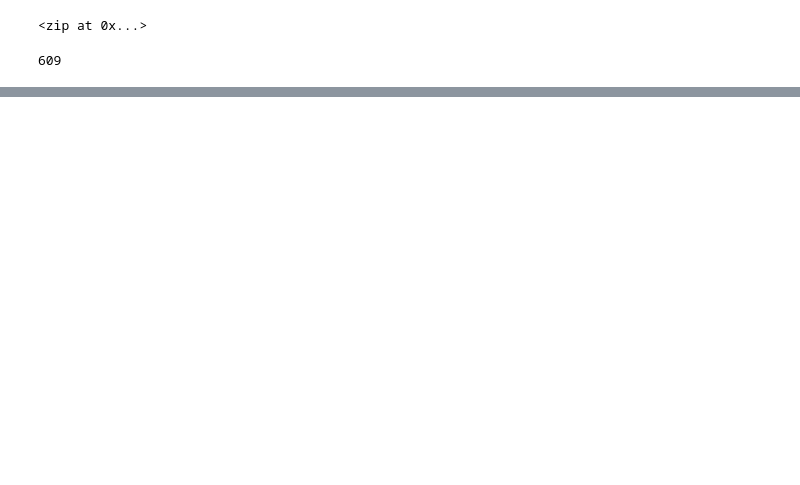
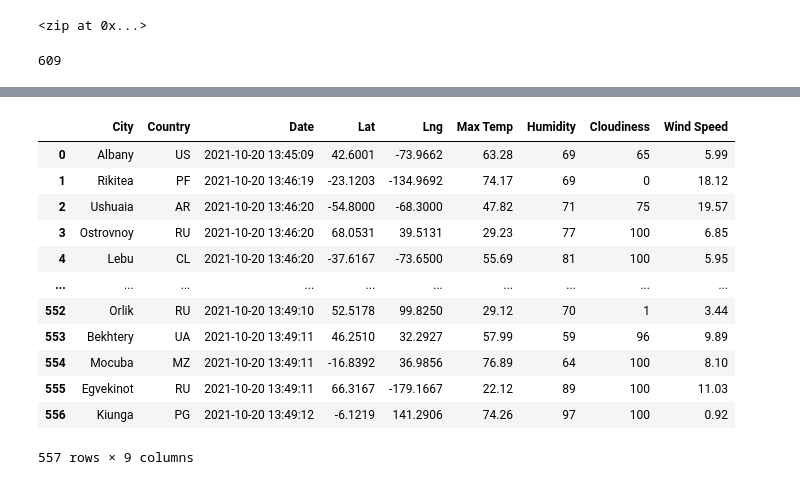
Before and after one commit to dwest85/World_Weather_Analysis, a Jupyter notebook: WeatherPy.ipynb, the cells around one changed output, grey strips where cells are left out. Drawn from its saved outputs; the diff is of its cells as text; code cells hidden in the pictures; blank space fills up the shorter version.

```diff
--- a/WeatherPy.ipynb
+++ b/WeatherPy.ipynb
@@ -7,3 +10,6 @@ from citipy import citipy
+# %%
+# Starting URL for Weather Map API Call.
+url = "http://api.openweathermap.org/data/2.5/weather?units=Imperial&APPID=" + weather_api_key
 # %%
 # Create a set of random latitude and longitude combinations.
 lats = np.random.uniform(low=-90.000, high=90.000, size=1500)
@@ -51,0 +120,4 @@ cities
+# %%
+# Convert the array of dictionaries to a Pandas DataFrame.
+city_data_df = pd.DataFrame(city_data)
+city_data_df.head(10)
@@ -51,0 +136,20 @@ cities
+# %%
+new_column_order = ["City", "Country", "Date", "Lat", "Lng", "Max Temp", "Humidity", "Cloudiness", "Wind Speed"]
+# %%
+city_data_df = city_data_df[new_column_order]
+# %%
+city_data_df
+# %% [output]
+|  | City | Country | Date | Lat | Lng | Max Temp | Humidity | Cloudiness | Wind Speed |
+| 0 | Albany | US | 2021-10-20 13:45:09 | 42.6001 | -73.9662 | 63.28 | 69 | 65 | 5.99 |
+| 1 | Rikitea | PF | 2021-10-20 13:46:19 | -23.1203 | -134.9692 | 74.17 | 69 | 0 | 18.12 |
+| 2 | Ushuaia | AR | 2021-10-20 13:46:20 | -54.8000 | -68.3000 | 47.82 | 71 | 75 | 19.57 |
+| 3 | Ostrovnoy | RU | 2021-10-20 13:46:20 | 68.0531 | 39.5131 | 29.23 | 77 | 100 | 6.85 |
+| 4 | Lebu | CL | 2021-10-20 13:46:20 | -37.6167 | -73.6500 | 55.69 | 81 | 100 | 5.95 |
+| ... | ... | ... | ... | ... | ... | ... | ... | ... | ... |
+| 552 | Orlik | RU | 2021-10-20 13:49:10 | 52.5178 | 99.8250 | 29.12 | 70 | 1 | 3.44 |
+| 553 | Bekhtery | UA | 2021-10-20 13:49:11 | 46.2510 | 32.2927 | 57.99 | 59 | 96 | 9.89 |
+| 554 | Mocuba | MZ | 2021-10-20 13:49:11 | -16.8392 | 36.9856 | 76.89 | 64 | 100 | 8.10 |
+| 555 | Egvekinot | RU | 2021-10-20 13:49:11 | 66.3167 | -179.1667 | 22.12 | 89 | 100 | 11.03 |
+| 556 | Kiunga | PG | 2021-10-20 13:49:12 | -6.1219 | 141.2906 | 74.26 | 97 | 100 | 0.92 |
+557 rows × 9 columns
```
Also changed, not shown: parts of 6 cells of this notebook, 4 other files.
